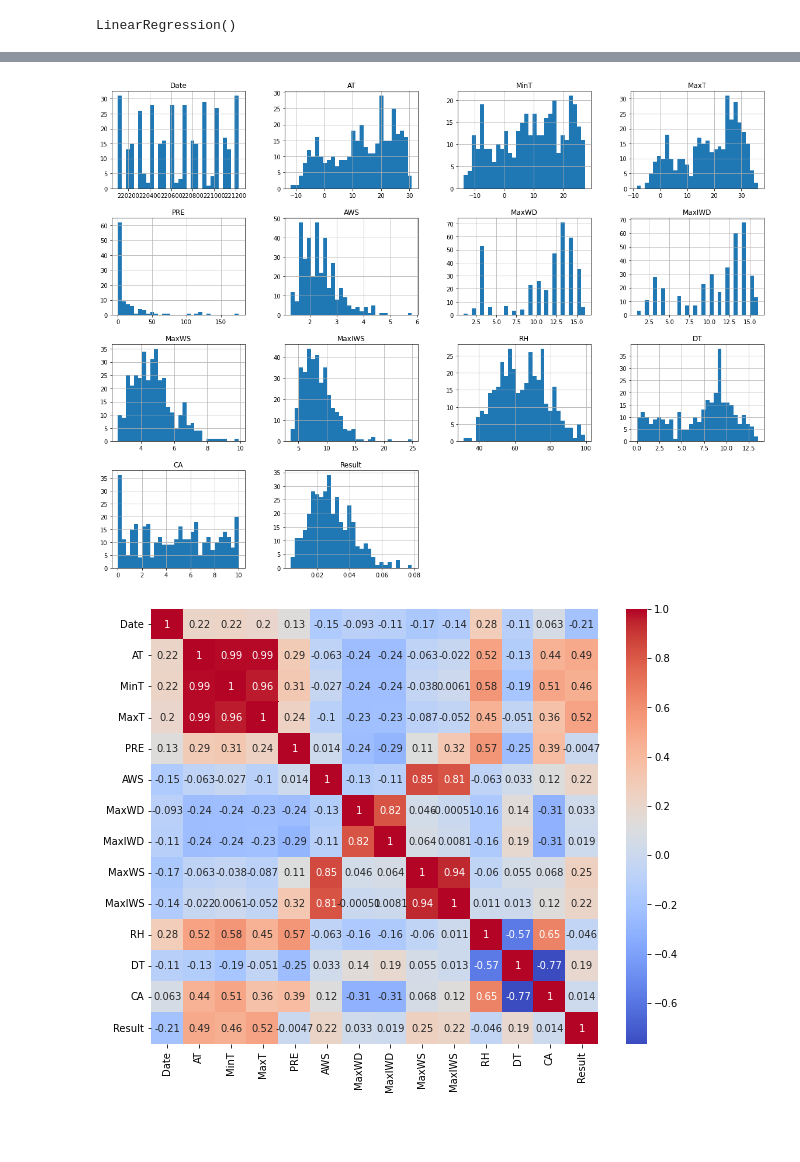
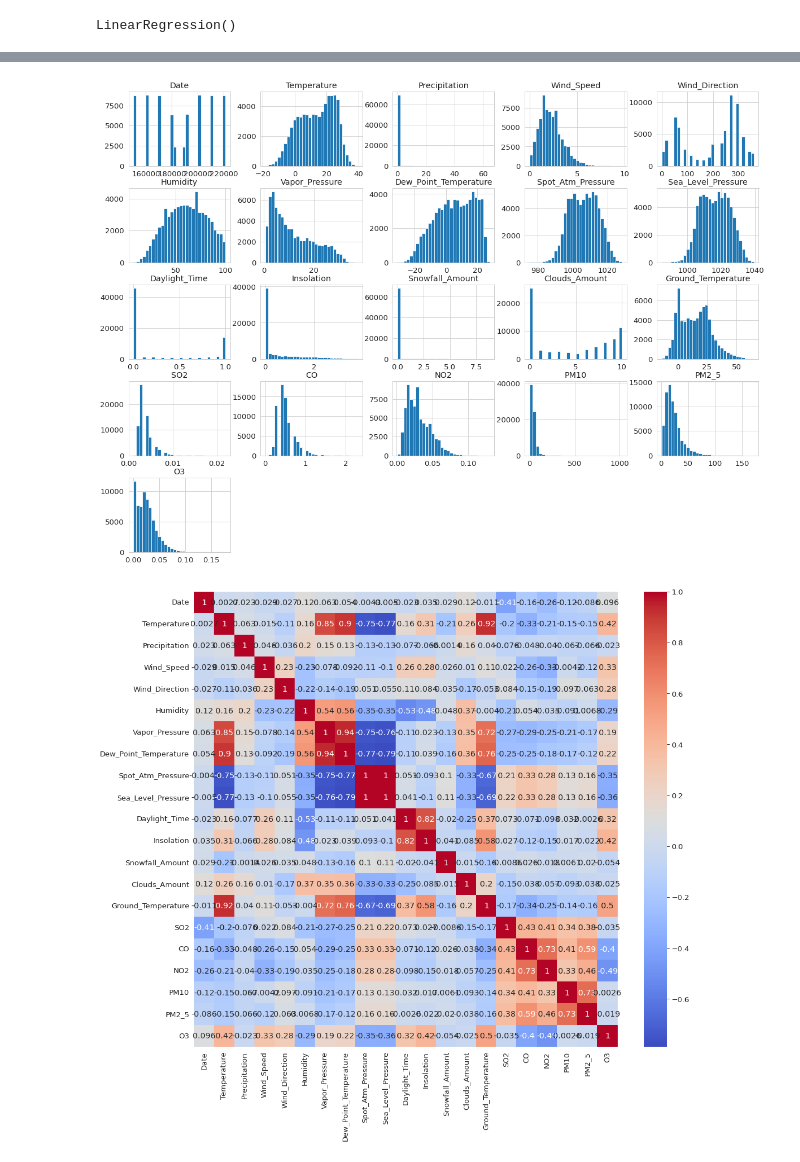
Before and after one commit to keejuneman/ozone-forecasting-korea, a Jupyter notebook: ozone-forecasting-korea/MLR.ipynb, the cells around one changed output, grey strips where cells are left out. Cells and saved outputs as stored; diff of their text form; code cells hidden in the pictures; blank space fills up the shorter version.

```diff
--- a/ozone-forecasting-korea/MLR.ipynb
+++ b/ozone-forecasting-korea/MLR.ipynb
@@ -10,7 +10,7 @@ import matplotlib.pyplot as plt
 import seaborn as sns
 # %%
 # Load dataset
-df = pd.read_csv('test-data/2022_dataset.csv')
+df = pd.read_csv('test-data/2015_to_2022_dataset.csv')
 # %%
 # Replace missing values with NaN
 df.replace("", np.nan, inplace=True)
@@ -107,0 +37,26 @@ features = [
+# %%
+# Define the columns to be imputed with the median
+median_columns = [
+    'Temperature', 'Wind_Speed', 'Wind_Direction', 'Humidity',
+    'Vapor_Pressure', 'Dew_Point_Temperature', 'Spot_Atm_Pressure',
+    'Sea_Level_Pressure', 'SO2', 'CO', 'NO2', 'PM10', 'PM2_5', 'O3',
+    'Ground_Temperature'
+]
+
+# Define the columns to be imputed with zero
+zeroing_columns = [
+    'Precipitation', 'Daylight_Time', 'Insolation',
+    'Snowfall_Amount', 'Clouds_Amount'
+]
+
+# Create imputer for median
+imputer_median = SimpleImputer(strategy='median')
+
+# Apply the imputer to the columns that require the median
+df[median_columns] = imputer_median.fit_transform(df[median_columns])
+
+# Fill the NaN values with zero for the columns that require zeroing
+df[zeroing_columns] = df[zeroing_columns].fillna(0)
+
+# Check if there are any remaining NaN values
+print(df.isnull().sum())
@@ -107,0 +81,2 @@ features = [
+# %%
+df = df.drop(columns = ['Code', 'Locale'])
@@ -180,14 +153,14 @@ plt.show()
 df.hist(bins=30, figsize=(20,15))
 plt.show()
 # %% [output]
-[figure, old version]
+[figure, new version]
 # %%
 # Heatmap of Correlations
-plt.figure(figsize=(10,8))
+plt.figure(figsize=(17,15))
 sns.heatmap(df.corr(), annot=True, cmap='coolwarm')
 plt.show()
 # %% [output]
-[figure, old version]
+[figure, new version]
 # %%
 # Box plots for each variable
 plt.figure(figsize=(20, 15))
```
Also changed, not shown: parts of 18 cells of this notebook, 31 other files.
